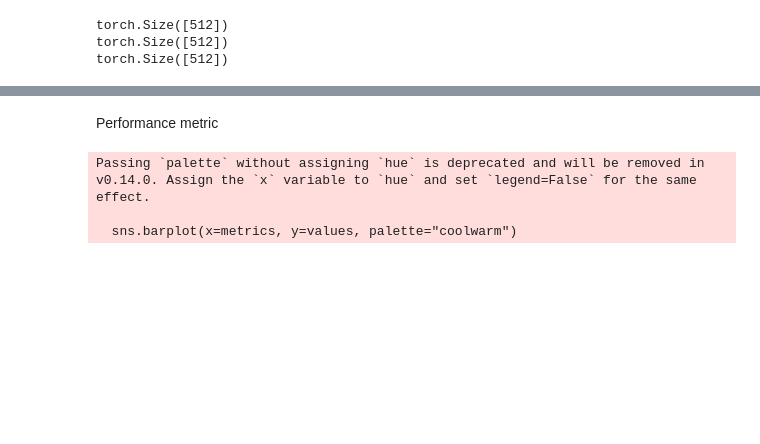
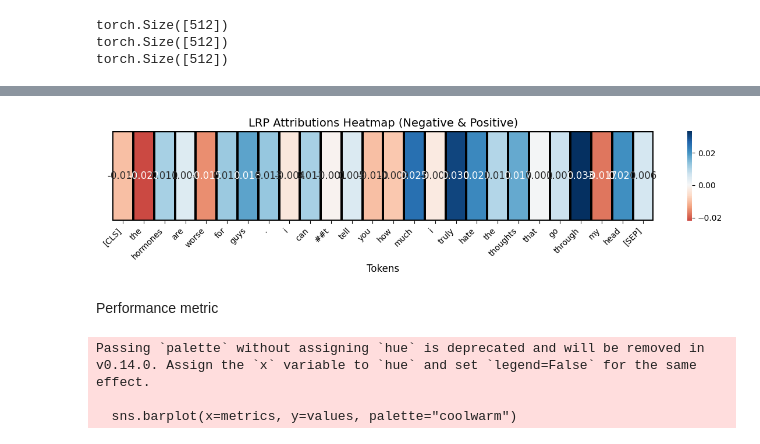
Before and after one commit to kaushik238/MajorProject, a Jupyter notebook: Finale.ipynb, the cells around one changed output, grey strips where cells are left out. Cells and saved outputs as stored; diff of their text form; code cells hidden in the pictures; blank space fills up the shorter version.

```diff
--- a/Finale.ipynb
+++ b/Finale.ipynb
@@ -494,3 +564,82 @@ LRP Attribution: tensor([[[-0.0099,  0.0000,  0.0000,  ...,  0.0000,  0.0000,  0
+# %%
+import torch
+import numpy as np
+import seaborn as sns
+import matplotlib.pyplot as plt
+from captum.attr import LayerConductance
+import torch.nn.functional as F
+
+# Custom forward function: Aggregate hidden states
+def forward_func(inputs_embeds):
+    outputs = model(inputs_embeds=inputs_embeds)
+    last_hidden_state = outputs.last_hidden_state  # Shape: (batch, seq_length, hidden_dim)
+
+    # Aggregate token representations (e.g., take mean over tokens)
+    aggregated_output = last_hidden_state.mean(dim=1)  # Shape: (batch, hidden_dim)
+
+    # Reduce to a single output (keeping batch dim)
+    scalar_output = aggregated_output[:, 0]  # Extract first hidden dimension value as tensor
+
+    return scalar_output  # Ensure it's at least 1D
+
+# Function to compute LRP on the last BERT encoder layer
+def compute_lrp(model, input_tensor):
+    layer_conductance = LayerConductance(forward_func, model.encoder.layer[-1])  # Use last transformer layer
+    attributions = layer_conductance.attribute(input_tensor)
+    return attributions
+
+# Get model device (CPU or GPU)
+device = model.device
+
+# Tokenize input text
+inputs = tokenizer("the hormones are worse for guys. I cant tell you how much I truly hate the thoughts that go through my head", return_tensors="pt")
+
+# Move input tensors to the same device as the model
+inputs = {key: val.to(device) for key, val in inputs.items()}
+
+# Convert input IDs to embeddings
+with torch.no_grad():
+    input_embeddings = model.embeddings.word_embeddings(inputs["input_ids"])
+
+# Ensure correct shape: (batch_size=1, seq_length, embedding_dim)
+input_tensor = input_embeddings.requires_grad_(True)
+
+# Run LRP
+lrp_attributions = compute_lrp(model, input_tensor)
+
+# Convert attributions tensor to NumPy
+attributions_np = lrp_attributions.squeeze().detach().cpu().numpy()  # Shape: (seq_length, hidden_dim)
+
+# Aggregate across hidden dimensions (sum or mean per token)
+attributions_mean = np.sum(attributions_np, axis=1)  # Shape: (seq_length,)
+
+# Tokenized words
+tokens = tokenizer.convert_ids_to_tokens(inputs["input_ids"].squeeze().tolist())
+
+# Create heatmap with negative values using RdBu colormap
+plt.figure(figsize=(15, 2))  # Wider for clarity
+ax = sns.heatmap(
+    [attributions_mean],  # Keep raw values (including negatives)
+    cmap="RdBu",  # Red for positive, Blue for negative
+    annot=True,
+    fmt=".3f",  # Show decimal values
+    xticklabels=tokens,
+    cbar=True,
+    linewidths=1.5,
+    linecolor="black",
+    center=0,  # Ensures zero is neutral
+    annot_kws={"size": 12}
+)
+
+# Formatting
+plt.title("LRP Attributions Heatmap (Negative & Positive)", fontsize=14)
+plt.xlabel("Tokens", fontsize=12)
+plt.yticks([])
+plt.xticks(rotation=45, ha="right", fontsize=10)
+
+plt.show()
+# %% [output]
+[figure, added]
 # %% [markdown]
 Performance metric
 # %%
```
Also changed, not shown: parts of 6 cells of this notebook.
